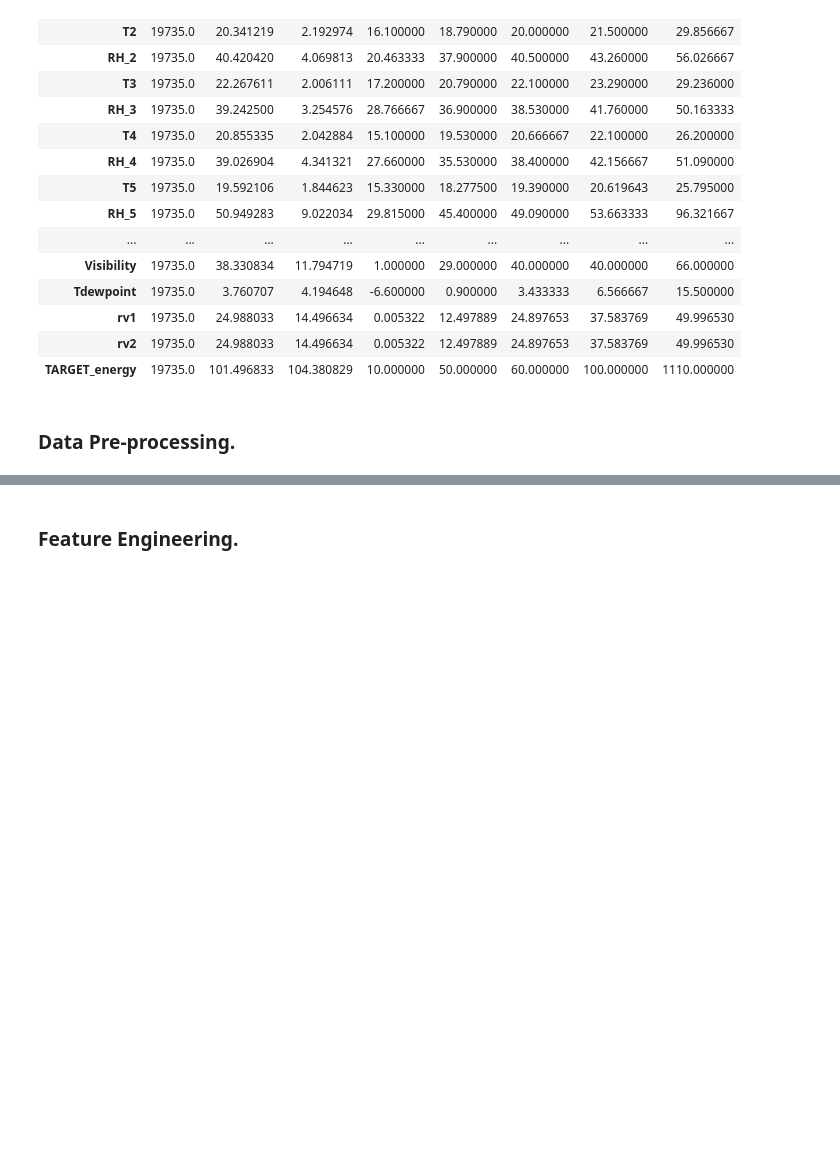
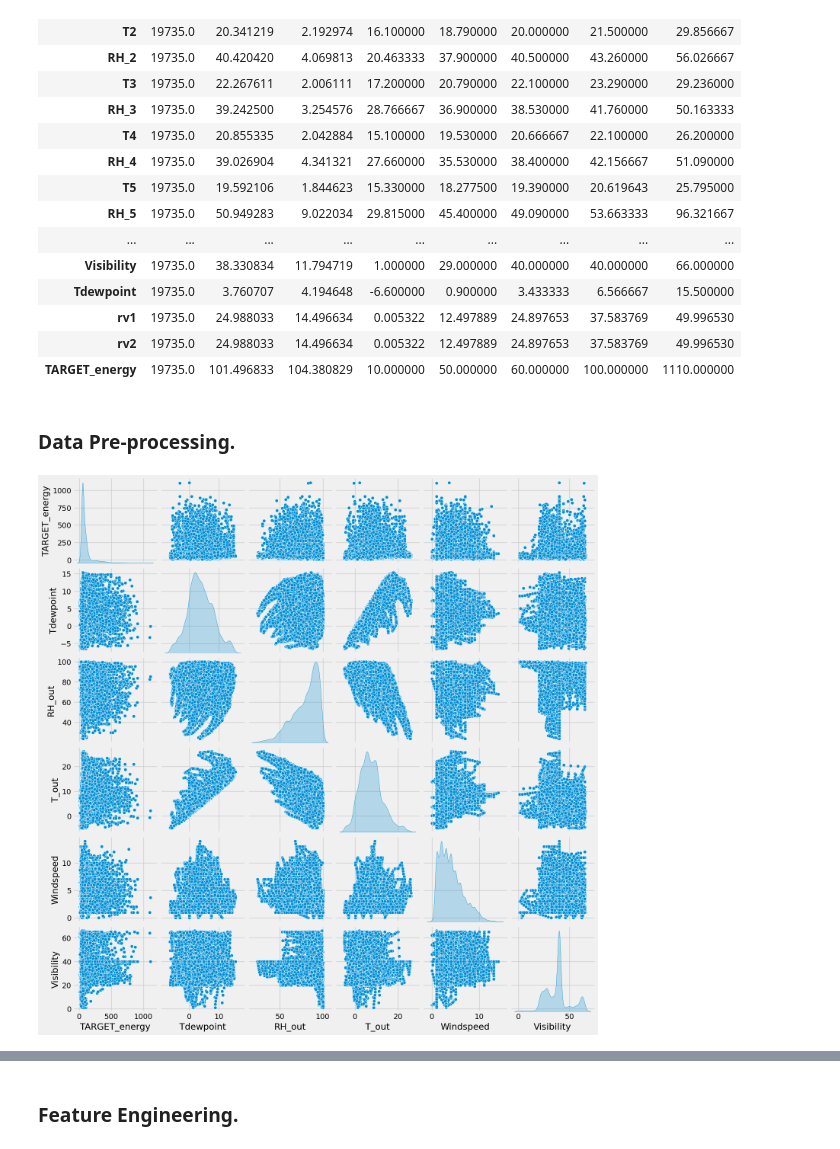
Before and after one commit to trungkien15work/COSC3013_Assignment_2, a Jupyter notebook: A2_CODE.ipynb, the cells around one changed output, grey strips where cells are left out. Cells and saved outputs as stored; diff of their text form; code cells hidden in the pictures; blank space fills up the shorter version.

```diff
--- a/A2_CODE.ipynb
+++ b/A2_CODE.ipynb
@@ -116,3 +116,12 @@ df_train.describe().T
 | TARGET_energy | 19735.0 | 101.496833 | 104.380829 | 10.000000 | 50.000000 | 60.000000 | 100.000000 | 1110.000000 |
 # %% [markdown]
 ### Data Pre-processing.
+# %%
+selected_columns = ['TARGET_energy', 'Tdewpoint', 'RH_out', 'T_out', 'Windspeed', 'Visibility']
+
+# Create a scatter matrix
+sns.pairplot(df_train[selected_columns], diag_kind='kde')
+
+plt.show()
+# %% [output]
+[figure, added]
```
Also changed, not shown: parts of 3 cells of this notebook.
